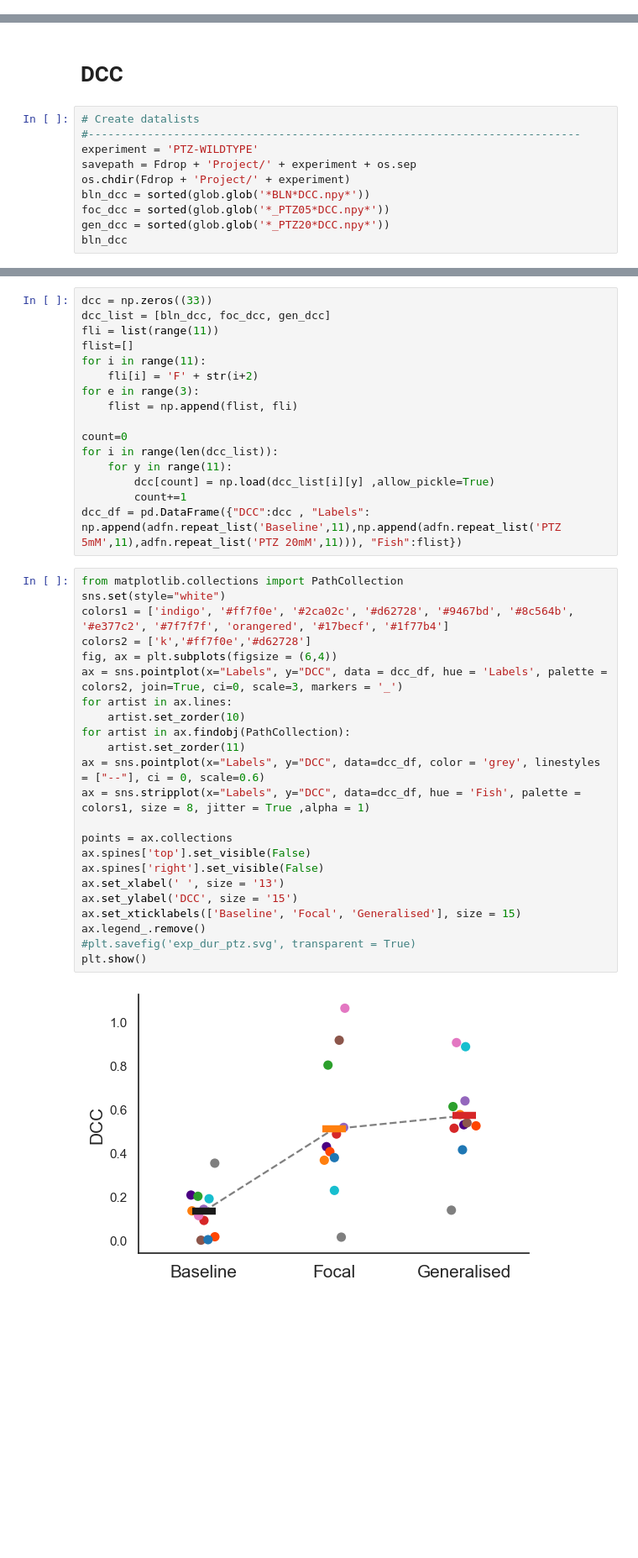
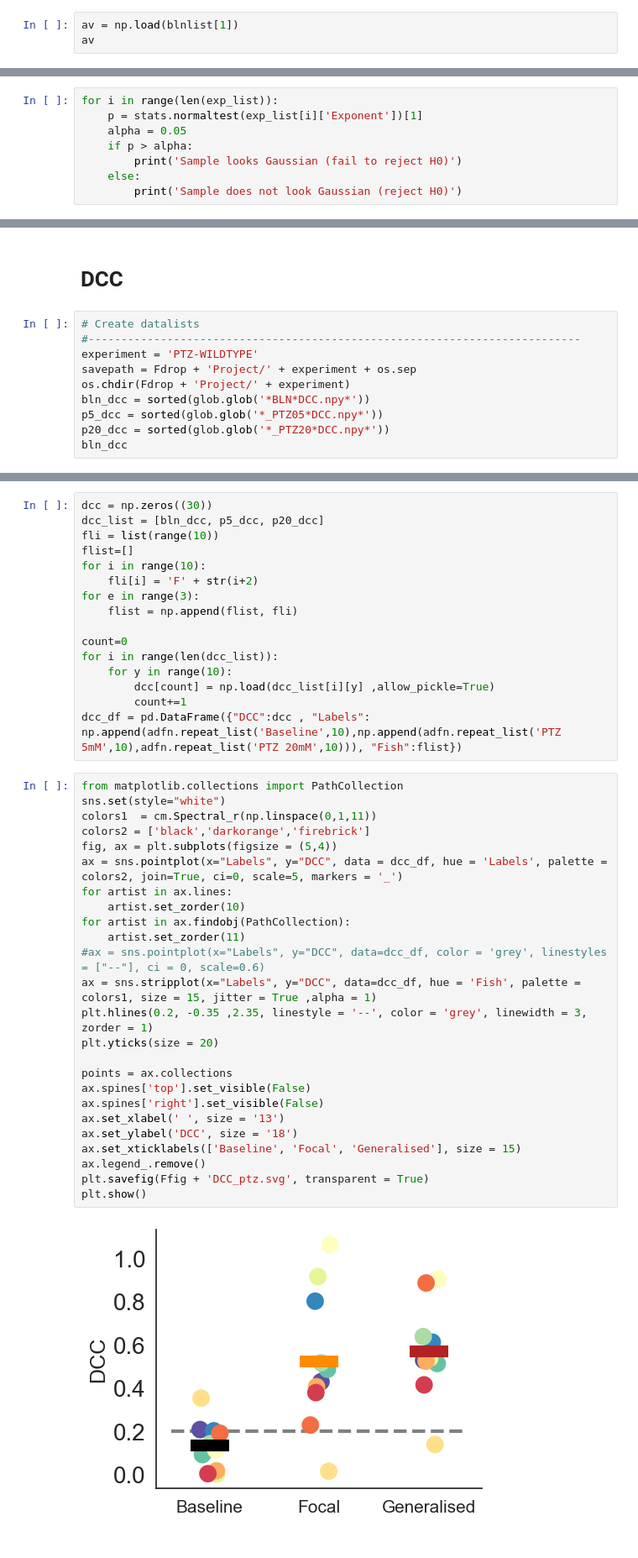
Before and after one commit to dafishcode/criticality, a Jupyter notebook: avfig3.ipynb, the cells around one changed output, grey strips where cells are left out. Shown: that part at 84% size. Drawn from its saved outputs; the diff is of its cells as text; blank space fills up the shorter version.

```diff
--- a/avfig3.ipynb
+++ b/avfig3.ipynb
@@ -168,0 +159,3 @@ plt.show()
+# %%
+av = np.load(blnlist[1])
+av
@@ -311,0 +761,8 @@ adfn.ttest(durexdf, 'Labels', 'Exponent', ['Baseline', 'PTZ 5mM', 'PTZ 20mM'], m
+# %%
+for i in range(len(exp_list)):
+    p = stats.normaltest(exp_list[i]['Exponent'])[1]
+    alpha = 0.05
+    if p > alpha:
+        print('Sample looks Gaussian (fail to reject H0)')
+    else:
+        print('Sample does not look Gaussian (reject H0)')
@@ -318,8 +818,8 @@ experiment = 'PTZ-WILDTYPE'
 savepath = Fdrop + 'Project/' + experiment + os.sep
 os.chdir(Fdrop + 'Project/' + experiment)
 bln_dcc = sorted(glob.glob('*BLN*DCC.npy*'))
-foc_dcc = sorted(glob.glob('*_PTZ05*DCC.npy*'))
-gen_dcc = sorted(glob.glob('*_PTZ20*DCC.npy*'))
+p5_dcc = sorted(glob.glob('*_PTZ05*DCC.npy*'))
+p20_dcc = sorted(glob.glob('*_PTZ20*DCC.npy*'))
 bln_dcc
 # %% [output]
 ['PTZ-WILDTYPE-02_2photon_sess-01-6dpf_BLN_run-01-DCC.npy',
@@ -334,43 +833,45 @@ bln_dcc
  'PTZ-WILDTYPE-11_2photon_sess-01-6dpf_BLN_run-01-DCC.npy',
  'PTZ-WILDTYPE-12_2photon_sess-01-6dpf_BLN_run-09-DCC.npy']
 # %%
-dcc = np.zeros((33))
-dcc_list = [bln_dcc, foc_dcc, gen_dcc]
-fli = list(range(11))
+dcc = np.zeros((30))
+dcc_list = [bln_dcc, p5_dcc, p20_dcc]
+fli = list(range(10))
 flist=[]
-for i in range(11):
+for i in range(10):
     fli[i] = 'F' + str(i+2)
 for e in range(3):
     flist = np.append(flist, fli)
 
 count=0
 for i in range(len(dcc_list)):
-    for y in range(11):
+    for y in range(10):
         dcc[count] = np.load(dcc_list[i][y] ,allow_pickle=True)
         count+=1
-dcc_df = pd.DataFrame({"DCC":dcc , "Labels":  np.append(adfn.repeat_list('Baseline',11),np.append(adfn.repeat_list('PTZ 5mM',11),adfn.repeat_list('PTZ 20mM',11))), "Fish":flist})
+dcc_df = pd.DataFrame({"DCC":dcc , "Labels":  np.append(adfn.repeat_list('Baseline',10),np.append(adfn.repeat_list('PTZ 5mM',10),adfn.repeat_list('PTZ 20mM',10))), "Fish":flist})
 # %%
 from matplotlib.collections import PathCollection
 sns.set(style="white")
-colors1 = ['indigo', '#ff7f0e', '#2ca02c', '#d62728', '#9467bd', '#8c564b', '#e377c2', '#7f7f7f', 'orangered', '#17becf', '#1f77b4']
-colors2 = ['k','#ff7f0e','#d62728']
-fig, ax = plt.subplots(figsize = (6,4))
-ax = sns.pointplot(x="Labels", y="DCC", data = dcc_df, hue = 'Labels', palette = colors2, join=True, ci=0, scale=3, markers = '_')
+colors1  = cm.Spectral_r(np.linspace(0,1,11))
+colors2 = ['black','darkorange','firebrick']
+fig, ax = plt.subplots(figsize = (5,4))
+ax = sns.pointplot(x="Labels", y="DCC", data = dcc_df, hue = 'Labels', palette = colors2, join=True, ci=0, scale=5, markers = '_')
 for artist in ax.lines:
     artist.set_zorder(10)
 for artist in ax.findobj(PathCollection):
     artist.set_zorder(11)
-ax = sns.pointplot(x="Labels", y="DCC", data=dcc_df, color = 'grey', linestyles = ["--"], ci = 0, scale=0.6)
-ax = sns.stripplot(x="Labels", y="DCC", data=dcc_df, hue = 'Fish', palette = colors1, size = 8, jitter = True ,alpha = 1)
+#ax = sns.pointplot(x="Labels", y="DCC", data=dcc_df, color = 'grey', linestyles = ["--"], ci = 0, scale=0.6)
+ax = sns.stripplot(x="Labels", y="DCC", data=dcc_df, hue = 'Fish', palette = colors1, size = 15, jitter = True ,alpha = 1)
+plt.hlines(0.2, -0.35 ,2.35, linestyle = '--', color = 'grey', linewidth = 3, zorder = 1)
+plt.yticks(size = 20)
 
 points = ax.collections
 ax.spines['top'].set_visible(False)
 ax.spines['right'].set_visible(False)
 ax.set_xlabel(' ', size = '13')
-ax.set_ylabel('DCC', size = '15')
+ax.set_ylabel('DCC', size = '18')
 ax.set_xticklabels(['Baseline', 'Focal', 'Generalised'], size = 15)
 ax.legend_.remove()
-#plt.savefig('exp_dur_ptz.svg', transparent = True)
+plt.savefig(Ffig + 'DCC_ptz.svg', transparent = True)
 plt.show()
 # %% [output]
-[figure, old version]
+[figure, new version]
```
Also changed, not shown: parts of 111 cells of this notebook, 8 other files.
